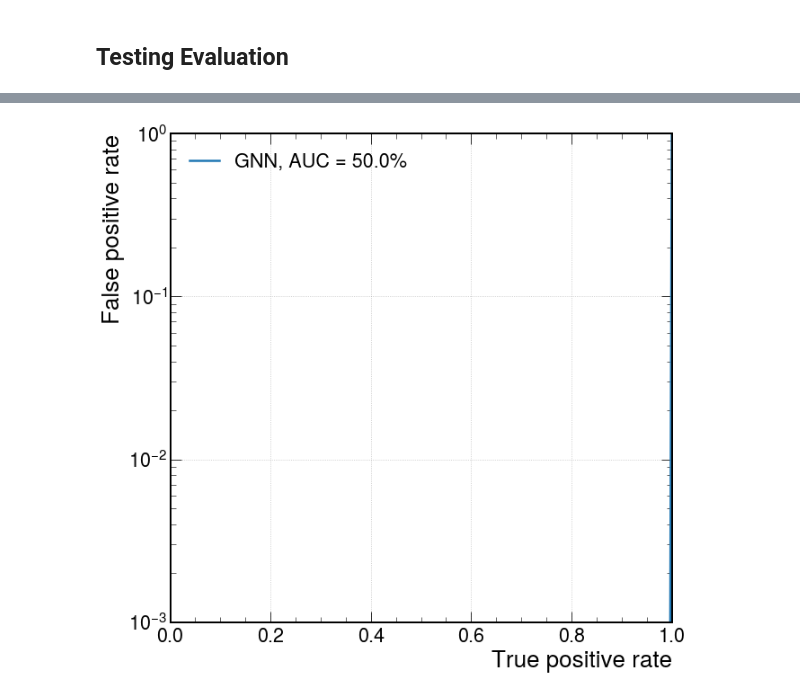
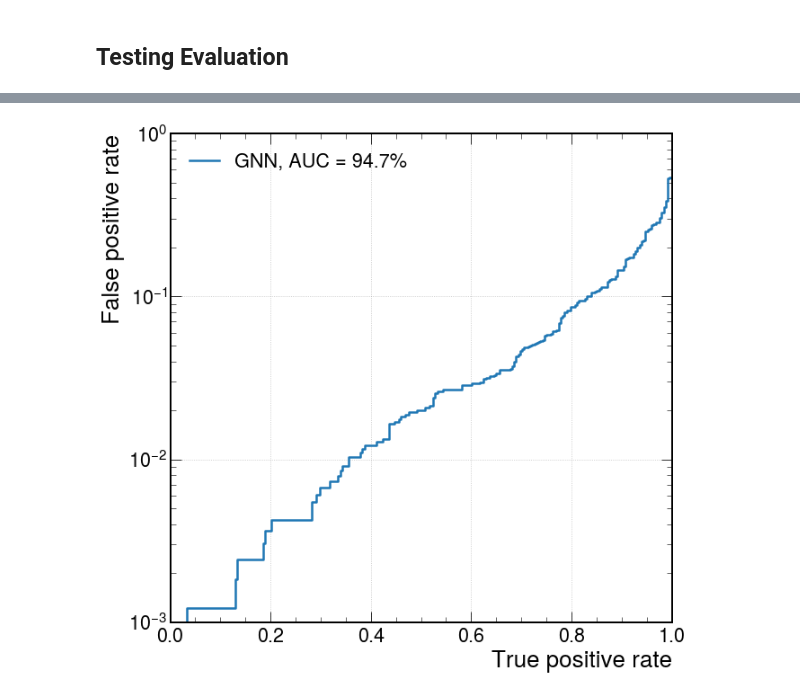
Before and after one commit to Bryan-Az/DSC-Capstone-Result-Replication, a Jupyter notebook: notebooks/GENConv.ipynb, the cells around one changed output, grey strips where cells are left out. Saved outputs shown, nothing was run; the diff lists cells and outputs as text; code cells hidden in the pictures.

Commit message:
updated GENConv model to fix ROC plot and increase accuracy

```diff
--- a/notebooks/GENConv.ipynb
+++ b/notebooks/GENConv.ipynb
@@ -107,7 +107,7 @@ print(test_samples)
 # %%
 inputs = 48
 hidden = 128
-outputs = 2
+outputs = 1
 # %%
 from torch_geometric.nn import GENConv
 # %%
@@ -158,7 +158,7 @@ class GENConv_Classifier(nn.Module):
         x4 = self.nn2(x3)
 
         # output layer
-        x = torch.sigmoid(self.output(x4))
+        x = self.output(x4)
         return x
 # %%
 model = GENConv_Classifier().to(device)
@@ -272,21 +297,21 @@ y_predict = np.concatenate(y_predict)
 # %%
 from sklearn.metrics import roc_curve, auc
 import matplotlib.pyplot as plt
 import mplhep as hep
 plt.style.use(hep.style.ROOT)
 # create ROC curves
-fpr_gnn, tpr_gnn, threshold_gnn = roc_curve(y_test[:,1], y_predict[:,1])
+fpr_gnn, tpr_gnn, threshold_gnn = roc_curve(y_test[:,1], y_predict)
 
 # plot ROC curves
 plt.figure()
 plt.plot(tpr_gnn, fpr_gnn, lw=2.5, label="GNN, AUC = {:.1f}%".format(auc(fpr_gnn,tpr_gnn)*100))
 plt.xlabel(r'True positive rate')
 plt.ylabel(r'False positive rate')
 plt.semilogy()
 plt.ylim(0.001, 1)
 plt.xlim(0, 1)
 plt.grid(True)
 plt.legend(loc='upper left')
 plt.show()
 # %% [output]
-[figure, old version]
+[figure, new version]
```
Also changed, not shown: parts of 3 cells of this notebook, 1 other file.
